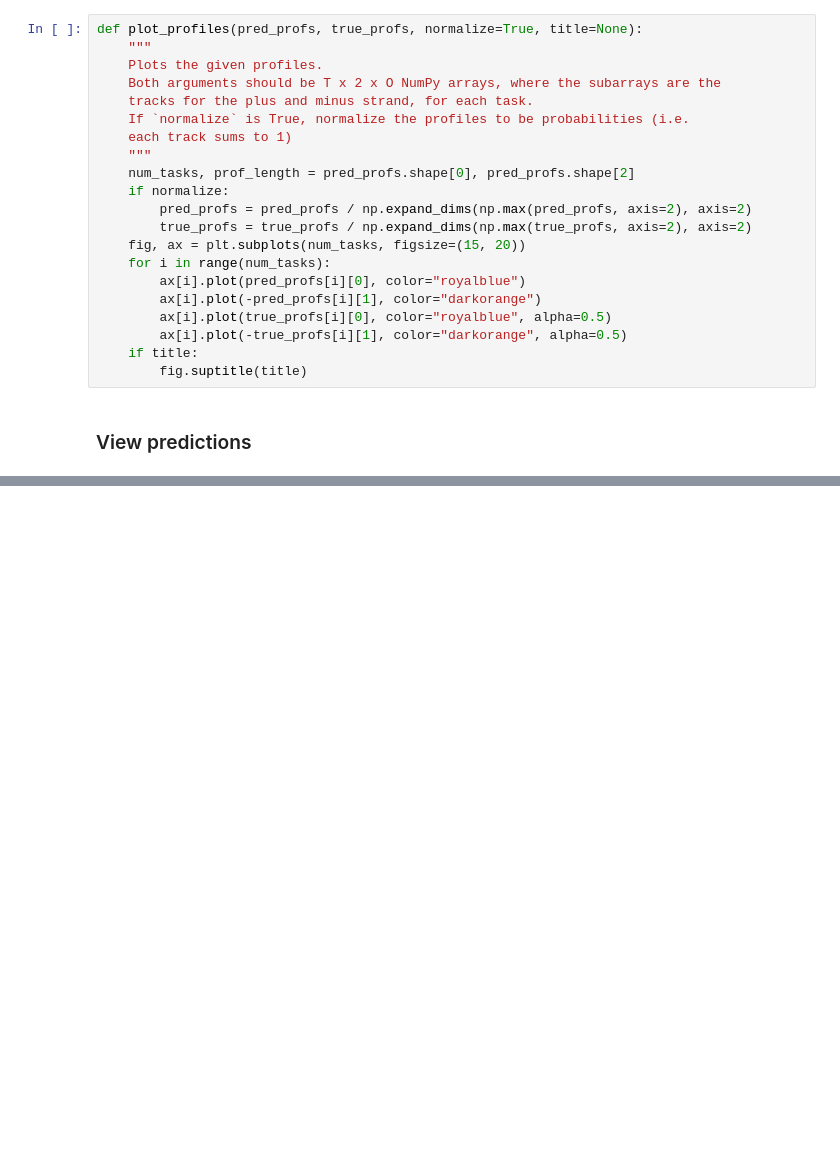
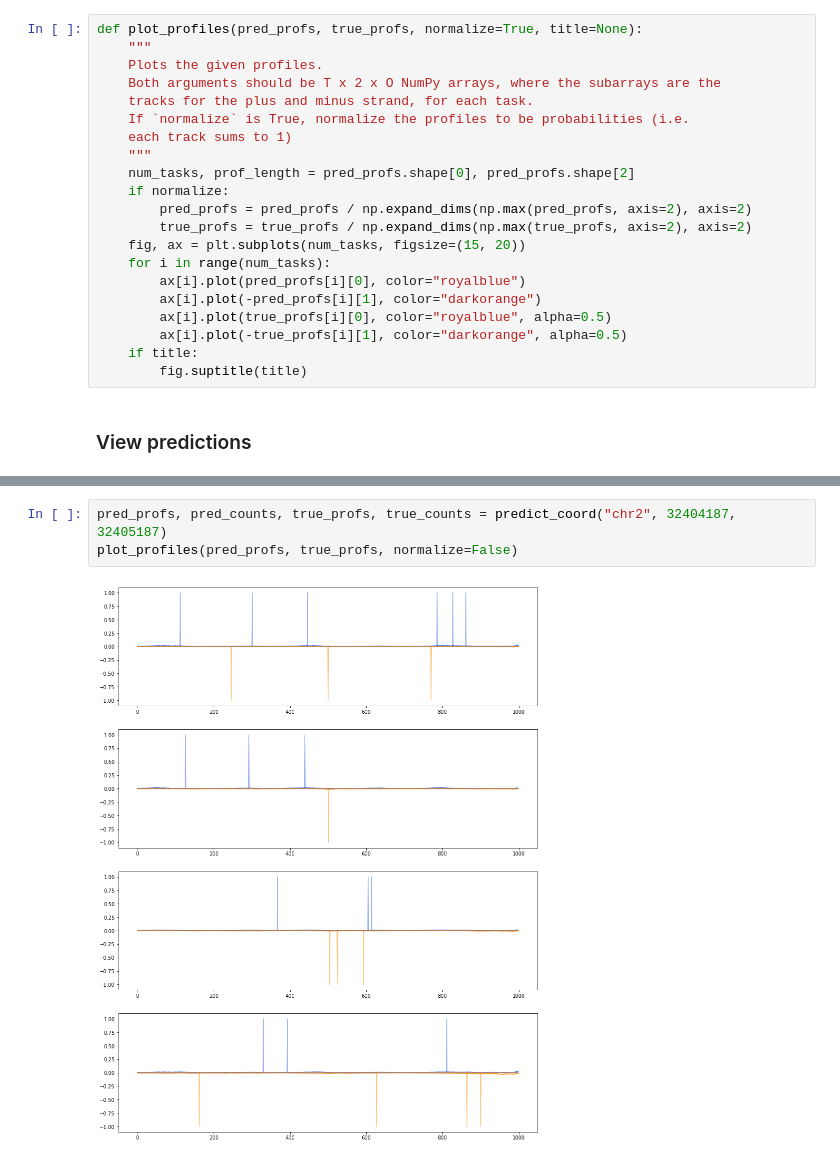
Before and after one commit to amtseng/fourier_attribution_priors, a Jupyter notebook: notebooks/predict_profiles.ipynb, the cells around one changed output, grey strips where cells are left out. Cells and saved outputs as stored; diff of their text form; blank space fills up the shorter version.

```diff
--- a/notebooks/predict_profiles.ipynb
+++ b/notebooks/predict_profiles.ipynb
@@ -197,0 +208,5 @@ plot_profiles(pred_profs, true_profs)
+# %%
+pred_profs, pred_counts, true_profs, true_counts = predict_coord("chr2", 32404187, 32405187)
+plot_profiles(pred_profs, true_profs, normalize=False)
+# %% [output]
+[figure, added]
```
Also changed, not shown: parts of 9 cells of this notebook, 3 other files.
